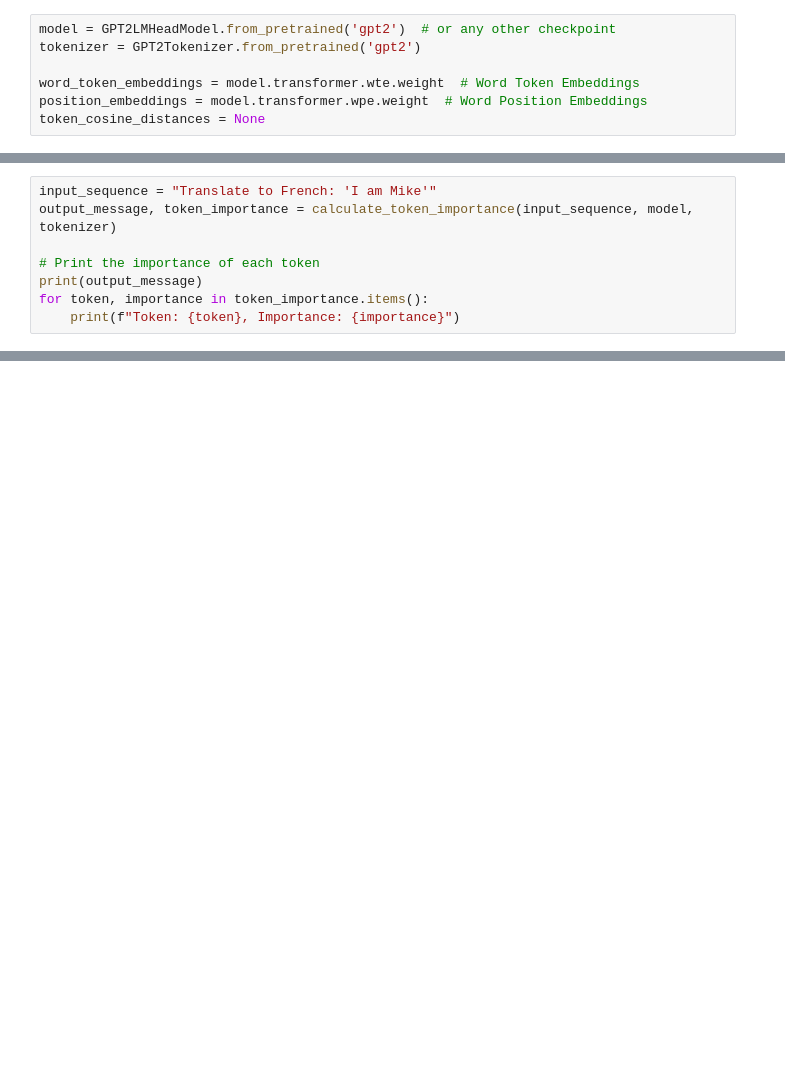
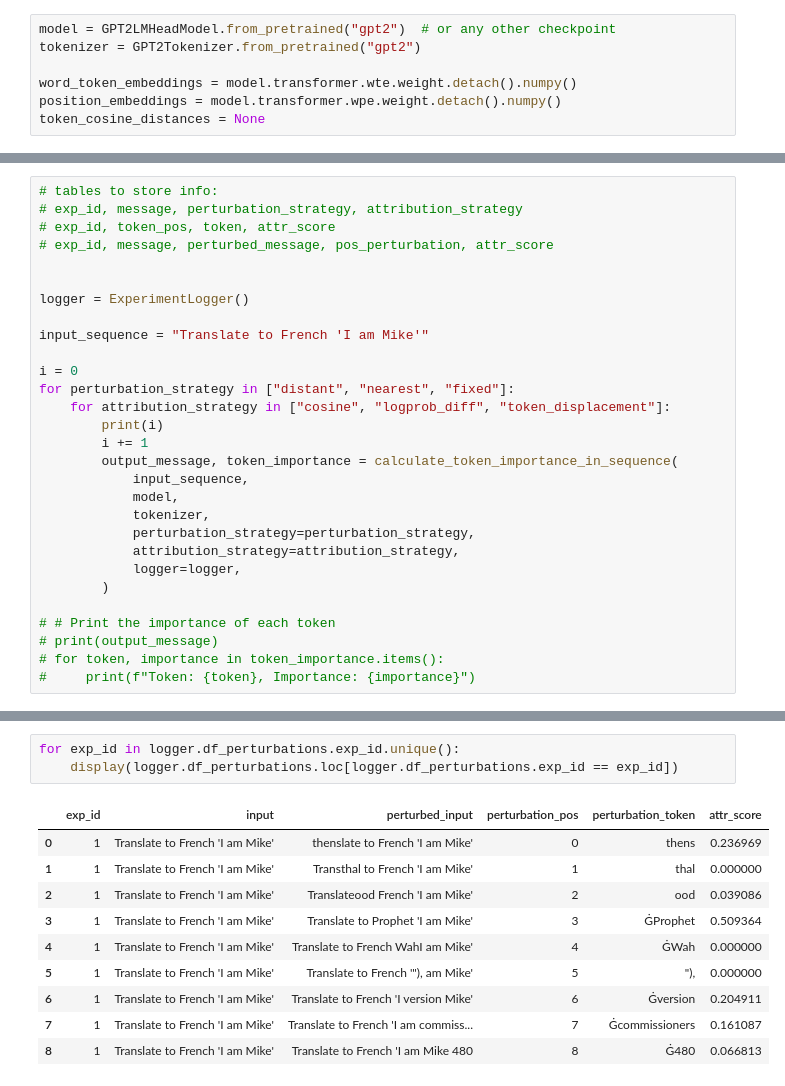
Before and after one commit to leap-laboratories/PIZZA, a Jupyter notebook: research/api_llm_attribution.ipynb, the cells around one changed output, grey strips where cells are left out. Saved outputs shown, nothing was run; the diff lists cells and outputs as text; blank space fills up the shorter version.

Commit message:
Experiment with different attribution methods

```diff
--- a/research/api_llm_attribution.ipynb
+++ b/research/api_llm_attribution.ipynb
@@ -14,7 +31,7 @@ client = OpenAI(api_key=os.getenv('OPENAI_API_KEY'))
 # %%
-model = GPT2LMHeadModel.from_pretrained('gpt2')  # or any other checkpoint
-tokenizer = GPT2Tokenizer.from_pretrained('gpt2')
+model = GPT2LMHeadModel.from_pretrained("gpt2")  # or any other checkpoint
+tokenizer = GPT2Tokenizer.from_pretrained("gpt2")
 
-word_token_embeddings = model.transformer.wte.weight  # Word Token Embeddings
-position_embeddings = model.transformer.wpe.weight  # Word Position Embeddings
+word_token_embeddings = model.transformer.wte.weight.detach().numpy()
+position_embeddings = model.transformer.wpe.weight.detach().numpy()
 token_cosine_distances = None
@@ -155,11 +113,32 @@ def calculate_token_importance(input_sequence: str, model: PreTrainedModel, toke
 # %%
-input_sequence = "Translate to French: 'I am Mike'"
-output_message, token_importance = calculate_token_importance(input_sequence, model, tokenizer)
+# tables to store info:
+# exp_id, message, perturbation_strategy, attribution_strategy
+# exp_id, token_pos, token, attr_score
+# exp_id, message, perturbed_message, pos_perturbation, attr_score
 
-# Print the importance of each token
-print(output_message)
-for token, importance in token_importance.items():
-    print(f"Token: {token}, Importance: {importance}")
+
+logger = ExperimentLogger()
+
+input_sequence = "Translate to French 'I am Mike'"
+
+i = 0
+for perturbation_strategy in ["distant", "nearest", "fixed"]:
+    for attribution_strategy in ["cosine", "logprob_diff", "token_displacement"]:
+        print(i)
+        i += 1
+        output_message, token_importance = calculate_token_importance_in_sequence(
+            input_sequence,
+            model,
+            tokenizer,
+            perturbation_strategy=perturbation_strategy,
+            attribution_strategy=attribution_strategy,
+            logger=logger,
+        )
+
+# # Print the importance of each token
+# print(output_message)
+# for token, importance in token_importance.items():
+#     print(f"Token: {token}, Importance: {importance}")
 # %% [output]
 0
 1
@@ -314,0 +192,14 @@ for i, token in enumerate(tokens):
+# %%
+for exp_id in logger.df_perturbations.exp_id.unique():
+    display(logger.df_perturbations.loc[logger.df_perturbations.exp_id == exp_id])
+# %% [output]
+|  | exp_id | input | perturbed_input | perturbation_pos | perturbation_token | attr_score |
+| 0 | 1 | Translate to French 'I am Mike' | thenslate to French 'I am Mike' | 0 | thens | 0.236969 |
+| 1 | 1 | Translate to French 'I am Mike' | Transthal to French 'I am Mike' | 1 | thal | 0.000000 |
+| 2 | 1 | Translate to French 'I am Mike' | Translateood French 'I am Mike' | 2 | ood | 0.039086 |
+| 3 | 1 | Translate to French 'I am Mike' | Translate to Prophet 'I am Mike' | 3 | ĠProphet | 0.509364 |
+| 4 | 1 | Translate to French 'I am Mike' | Translate to French WahI am Mike' | 4 | ĠWah | 0.000000 |
+| 5 | 1 | Translate to French 'I am Mike' | Translate to French '"), am Mike' | 5 | "), | 0.000000 |
+| 6 | 1 | Translate to French 'I am Mike' | Translate to French 'I version Mike' | 6 | Ġversion | 0.204911 |
+| 7 | 1 | Translate to French 'I am Mike' | Translate to French 'I am commiss... | 7 | Ġcommissioners | 0.161087 |
+| 8 | 1 | Translate to French 'I am Mike' | Translate to French 'I am Mike 480 | 8 | Ġ480 | 0.066813 |
```
Also changed, not shown: parts of 16 cells of this notebook, 3 other files.
